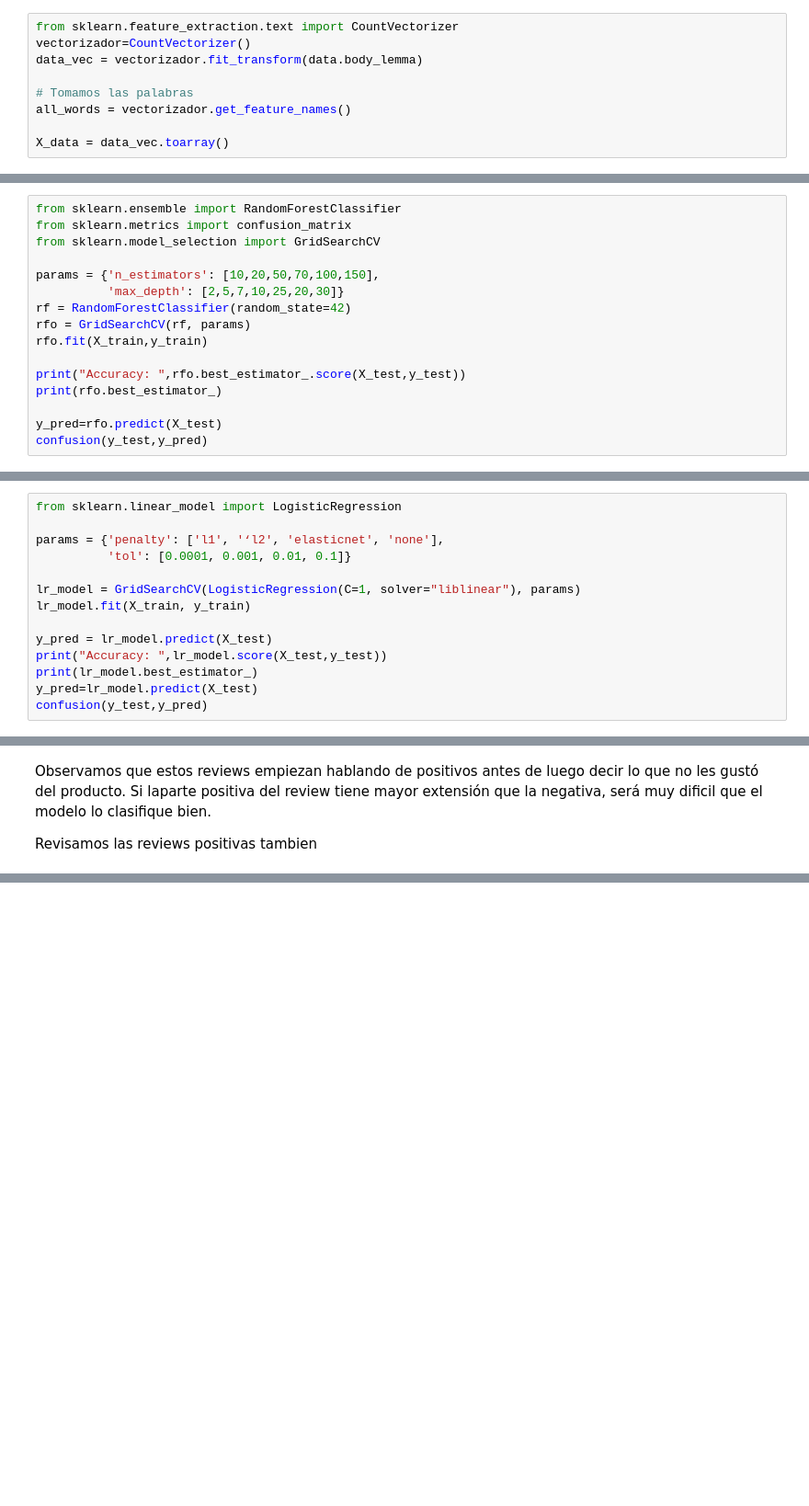
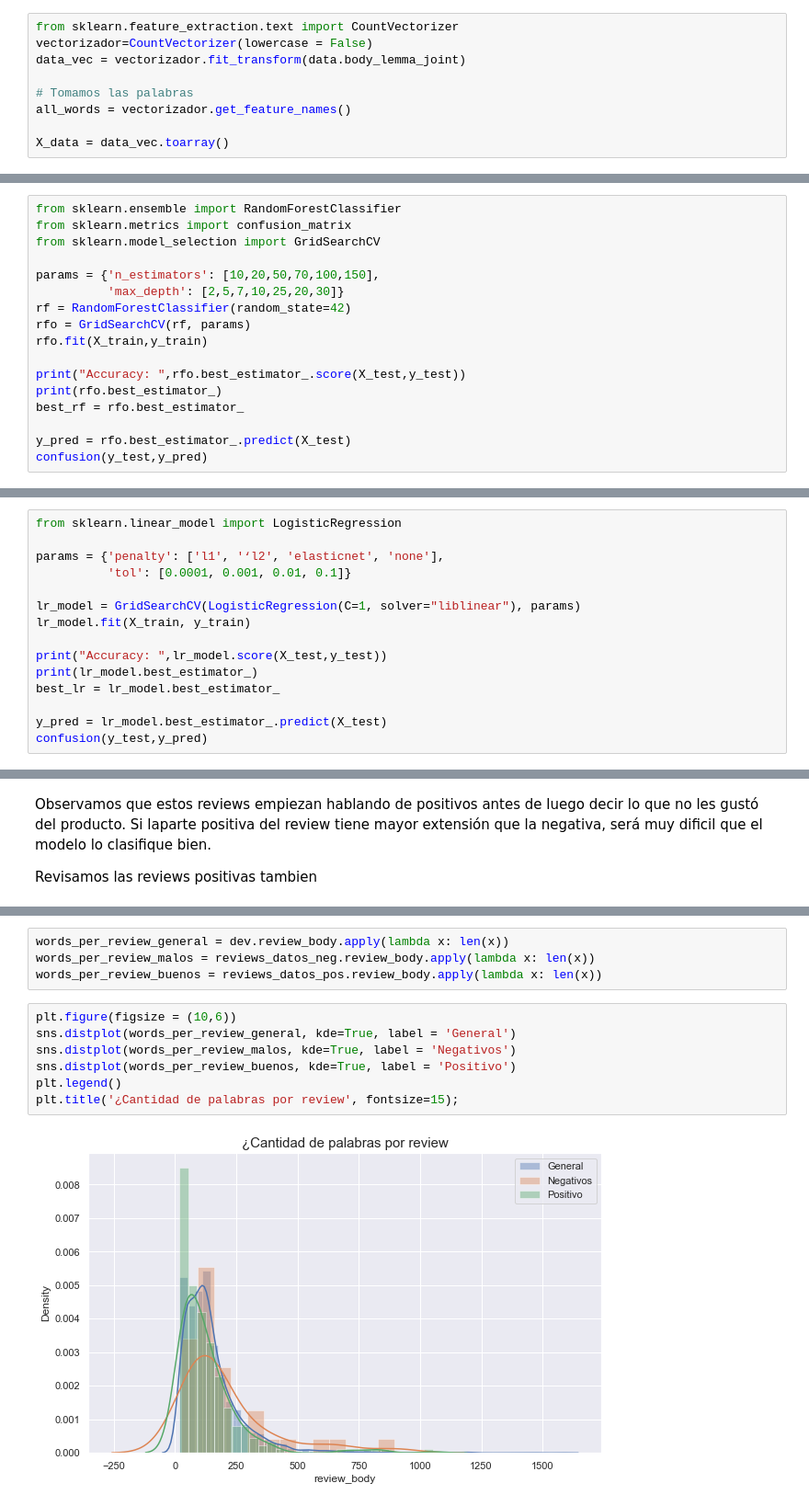
Before and after one commit to valeriaortizl/amazon_ratings_prediction, a Jupyter notebook: DS_Proyecto_03_NLP_v2.ipynb, the cells around one changed output, grey strips where cells are left out. Shown at 92% size. Saved outputs shown, nothing was run; the diff lists cells and outputs as text; blank space fills up the shorter version.

```diff
--- a/DS_Proyecto_03_NLP_v2.ipynb
+++ b/DS_Proyecto_03_NLP_v2.ipynb
@@ -490,7 +488,7 @@ data.head()
 # %%
 from sklearn.feature_extraction.text import CountVectorizer
-vectorizador=CountVectorizer()
-data_vec = vectorizador.fit_transform(data.body_lemma)
+vectorizador=CountVectorizer(lowercase = False)
+data_vec = vectorizador.fit_transform(data.body_lemma_joint)
 
 # Tomamos las palabras
 all_words = vectorizador.get_feature_names()
@@ -547,8 +545,9 @@ rfo.fit(X_train,y_train)
 
 print("Accuracy: ",rfo.best_estimator_.score(X_test,y_test))
 print(rfo.best_estimator_)
+best_rf = rfo.best_estimator_
 
-y_pred=rfo.predict(X_test)
+y_pred = rfo.best_estimator_.predict(X_test)
 confusion(y_test,y_pred)
 # %% [output]
 Accuracy:  0.702
@@ -602,9 +601,10 @@ params = {'penalty': ['l1', '‘l2', 'elasticnet', 'none'],
 lr_model = GridSearchCV(LogisticRegression(C=1, solver="liblinear"), params)
 lr_model.fit(X_train, y_train)
 
-y_pred = lr_model.predict(X_test)
 print("Accuracy: ",lr_model.score(X_test,y_test))
 print(lr_model.best_estimator_)
-y_pred=lr_model.predict(X_test)
+best_lr = lr_model.best_estimator_
+
+y_pred = lr_model.best_estimator_.predict(X_test)
 confusion(y_test,y_pred)
 # %% [output]
@@ -674,0 +689,13 @@ reviews_datos_pos.review_body[:10]
+# %%
+words_per_review_general = dev.review_body.apply(lambda x: len(x))
+words_per_review_malos = reviews_datos_neg.review_body.apply(lambda x: len(x))
+words_per_review_buenos = reviews_datos_pos.review_body.apply(lambda x: len(x))
+# %%
+plt.figure(figsize = (10,6))
+sns.distplot(words_per_review_general, kde=True, label = 'General')
+sns.distplot(words_per_review_malos, kde=True, label = 'Negativos')
+sns.distplot(words_per_review_buenos, kde=True, label = 'Positivo')
+plt.legend()
+plt.title('¿Cantidad de palabras por review', fontsize=15);
+# %% [output]
+[figure, added]
```
Also changed, not shown: parts of 20 cells of this notebook.
